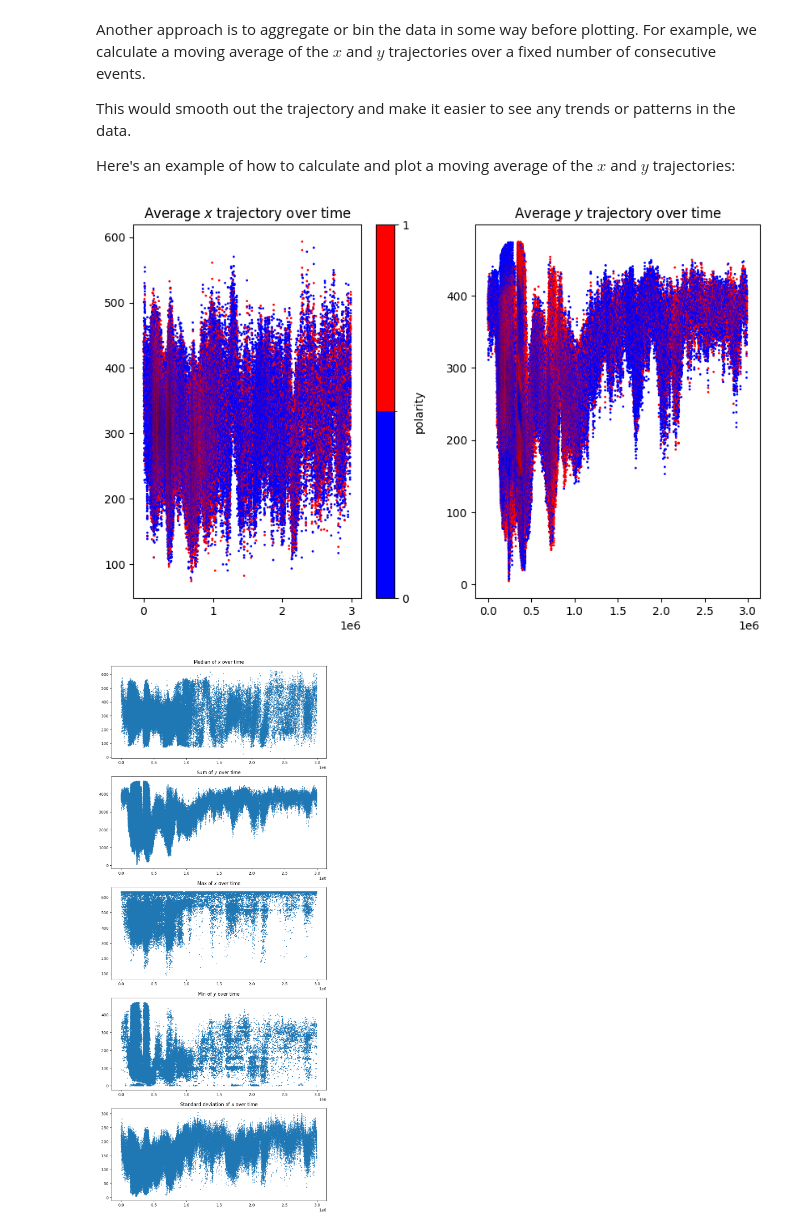
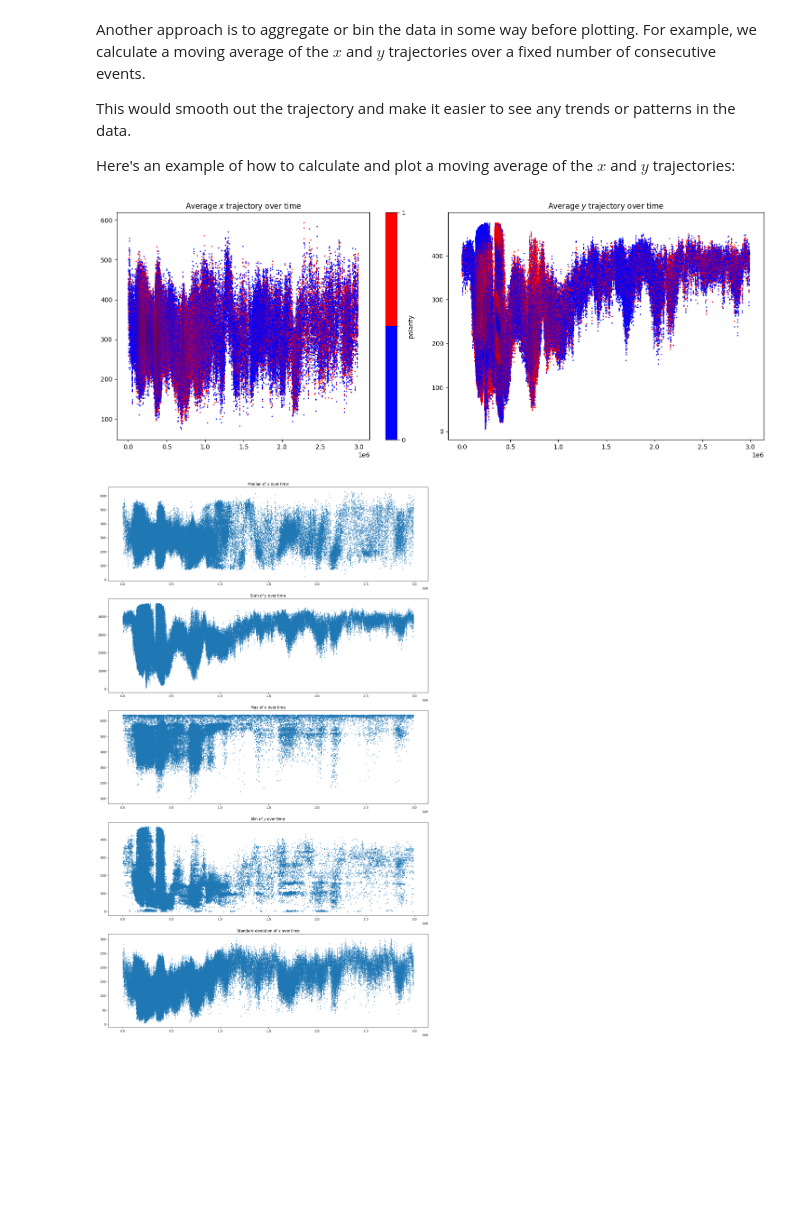
Before and after one commit to adlyZaroui/Event-Lip-Reading, a Jupyter notebook: trajectory.ipynb, the cells around one changed output. Saved outputs shown, nothing was run; the diff lists cells and outputs as text; code cells hidden in the pictures; blank space fills up the shorter version.

```diff
--- a/trajectory.ipynb
+++ b/trajectory.ipynb
@@ -57,7 +60,7 @@ y = test_event_df['y']
 t = test_event_df['t']
 p = test_event_df['p']
 
-fig, axs = plt.subplots(1, 2, figsize=(10, 5))  # Create two subplots side by side
+fig, axs = plt.subplots(1, 2, figsize=(15, 6))  # Create two subplots side by side
 
 # Define the colormap
 cmap = ListedColormap(['blue', 'red'])  # replace with the colors you want
@@ -75,5 +78,6 @@ colorbar.set_label('polarity')
 axs[1].scatter(t, y, c=p, s=1, cmap=cmap, norm=norm)  # s parameter adjusts the size of the points
 axs[1].set_title('$y$ trajectory over time')
 
+plt.tight_layout()
 plt.show()
 # %% [output]
@@ -95,35 +99,36 @@ test_event_df = pd.read_csv('train10/train10/Addition/0.csv', header=None, names
 
 # Calculate moving averages
 window_size = 10  # adjust this to change the number of events to average over
 test_event_df['x_avg'] = test_event_df['x'].rolling(window_size).mean()
 test_event_df['y_avg'] = test_event_df['y'].rolling(window_size).mean()
 
 x_avg = test_event_df['x_avg']
 y_avg = test_event_df['y_avg']
 t = test_event_df['t']
 p = test_event_df['p']
 
-fig, axs = plt.subplots(1, 2, figsize=(10, 6))  # Create two subplots side by side
+fig, axs = plt.subplots(1, 2, figsize=(15, 6))  # Create two subplots side by side
 
 # Define the colormap
 cmap = ListedColormap(['blue', 'red'])  # replace with the colors you want
 norm = BoundaryNorm([0, 0.5, 1], cmap.N)  # define the bins
 
 # Plot for x over time
 axs[0].scatter(t, x_avg, c=p, s=1, cmap=cmap, norm=norm)
 axs[0].set_title('Average $x$ trajectory over time')
 
 # Add colorbar
 colorbar = plt.colorbar(scatter, ax=axs[0], ticks=[0, 1])
 colorbar.set_label('polarity')
 
 # Plot for y over time
 axs[1].scatter(t, y_avg, c=p, s=1, cmap=cmap, norm=norm)
 axs[1].set_title('Average $y$ trajectory over time')
 
+plt.tight_layout()
 plt.show()
 # %% [output]
-[figure, old version]
+[figure, new version]
 # %%
 import pandas as pd
 import matplotlib.pyplot as plt
@@ -146,7 +151,7 @@ y_min = test_event_df['y_min']
 x_std = test_event_df['x_std']
 t = test_event_df['t']
 
-fig, axs = plt.subplots(5, 1, figsize=(10, 25))  # Create five subplots one below the other
+fig, axs = plt.subplots(5, 1, figsize=(15, 25))  # Create five subplots one below the other
 
 # Scatter plot for x median over time
 axs[0].scatter(t, x_median, s=1)
@@ -168,9 +173,10 @@ axs[3].set_title('Min of $y$ over time')
 axs[4].scatter(t, x_std, s=1)
 axs[4].set_title('Standard deviation of $x$ over time')
 
+plt.tight_layout()
 plt.show()
 # %% [output]
-[figure, old version]
+[figure, new version]
 # %%
 import numpy as np
 import pandas as pd
```
Also changed, not shown: parts of 4 cells of this notebook.
